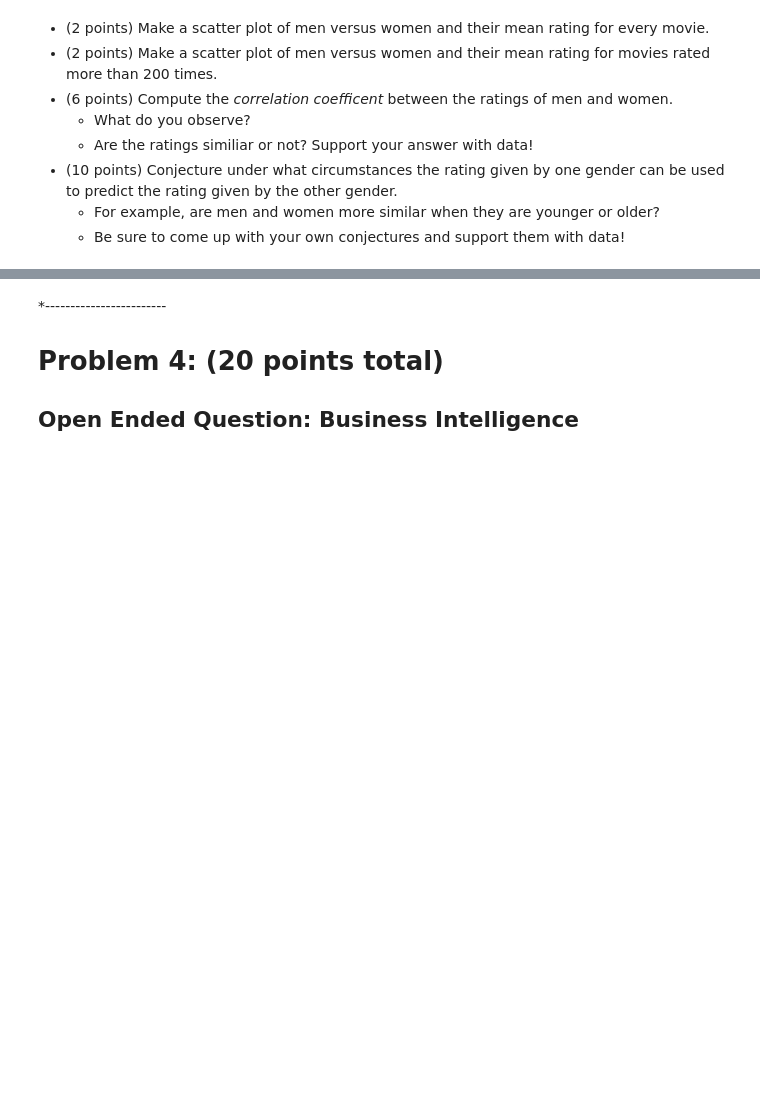
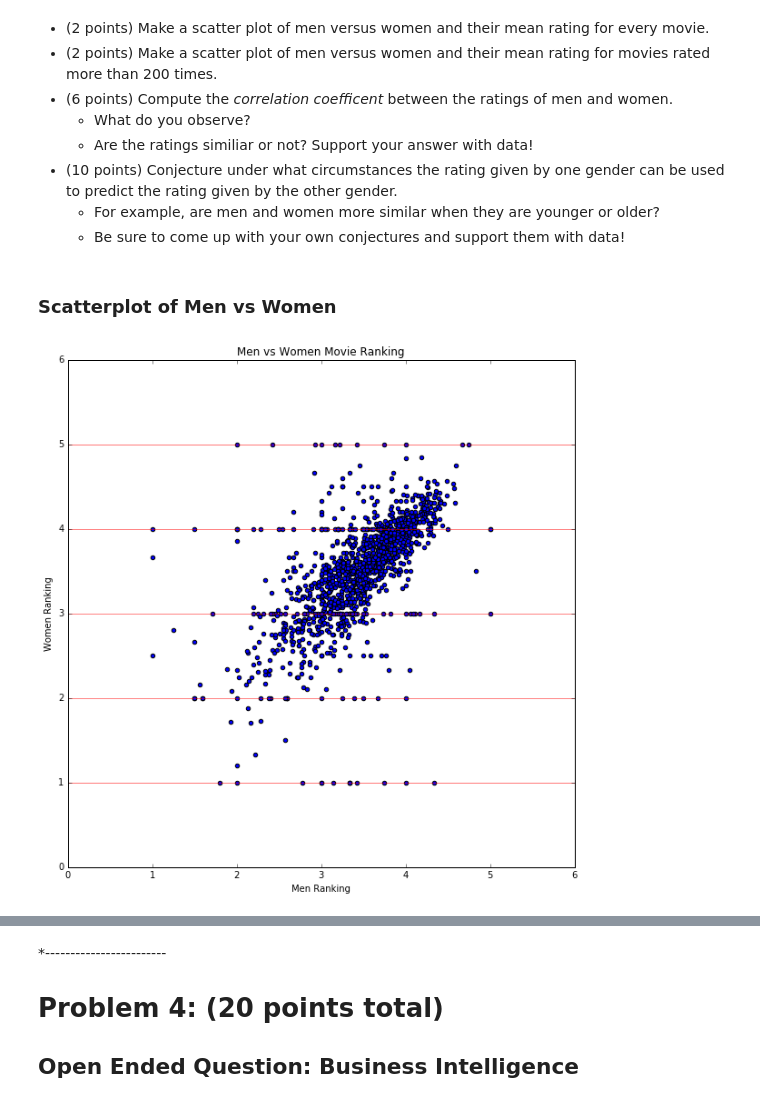
Before and after one commit to MBeaulieu22/casestudy2, a Jupyter notebook: CaseStudy2.ipynb, the cells around one changed output, grey strips where cells are left out. Saved outputs shown, nothing was run; the diff lists cells and outputs as text; code cells hidden in the pictures; blank space fills up the shorter version.

```diff
--- a/CaseStudy2.ipynb
+++ b/CaseStudy2.ipynb
@@ -313,0 +378,30 @@ Let look more closely at the relationship between the pieces of data we have.
+# %% [markdown]
+### Scatterplot of Men vs Women
+# %%
+plt.figure(5, figsize=(10,10))
+
+women_data = data[data['gender'] != 'M']
+men_data = data[data['gender'] != 'F']
+
+w_ser = women_data.groupby('title')['rating'].mean()
+m_ser = men_data.groupby('title')['rating'].mean()
+
+df = pd.concat([w_ser, m_ser], axis=1, join='inner')
+df['men'] = df[[1]]
+df['women'] = df[[0]]
+df = df[['men', 'women']]
+
+plt.axhline(y=1, linewidth=1, color='r', alpha=0.5)
+plt.axhline(y=2, linewidth=1, color='r', alpha=0.5)
+plt.axhline(y=3, linewidth=1, color='r', alpha=0.5)
+plt.axhline(y=4, linewidth=1, color='r', alpha=0.5)
+plt.axhline(y=5, linewidth=1, color='r', alpha=0.5)
+
+
+plt.ylabel('Women Ranking')
+plt.xlabel('Men Ranking')
+plt.title('Men vs Women Movie Ranking')
+plt.scatter(df['men'], df['women'])
+plt.show()
+# %% [output]
+[figure, added]
```
Also changed, not shown: parts of 30 cells of this notebook.
